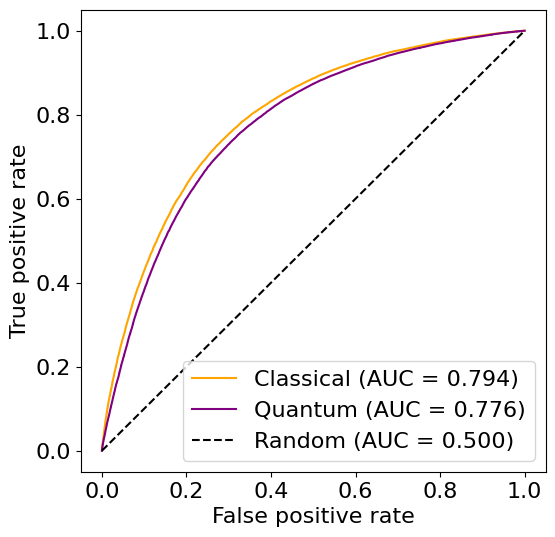
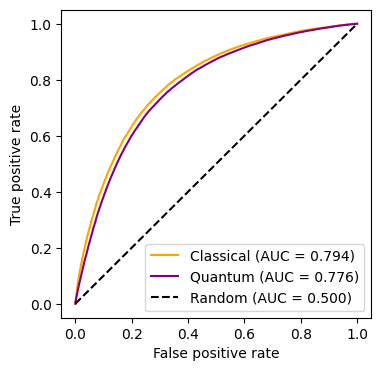
The change to this notebook cell's code, shown as a diff; its figure went from the first image to the second:
--- before
+++ after
@@ -1,11 +1,11 @@
 import pickle
 
-with open('../classical/qg_pr.pkl', 'rb') as f:
+with open('classical/qg_pr.pkl', 'rb') as f:
     classical_fpr, classical_tpr, classical_auc = pickle.load(f)
 
-with open('../quantum/qg_pr.pkl', 'rb') as f:
+with open('quantum/qg_pr.pkl', 'rb') as f:
     quantum_fpr, quantum_tpr, quantum_auc = pickle.load(f)
 
-fig, ax = plt.subplots(figsize=(6, 6))
+fig, ax = plt.subplots(figsize=(4, 4))
 ax.plot(classical_fpr, classical_tpr, label=f'Classical (AUC = {classical_auc:.3f})', color='orange')
 ax.plot(quantum_fpr, quantum_tpr, label=f'Quantum (AUC = {quantum_auc:.3f})', color='purple')
@@ -14,2 +14,5 @@
 ax.set_ylabel('True positive rate')
 ax.legend()
+
+# Save as PDF
+plt.savefig('qg_pr.pdf', bbox_inches='tight', transparent=True)

Commit: Fix path in visualizations.ipynb